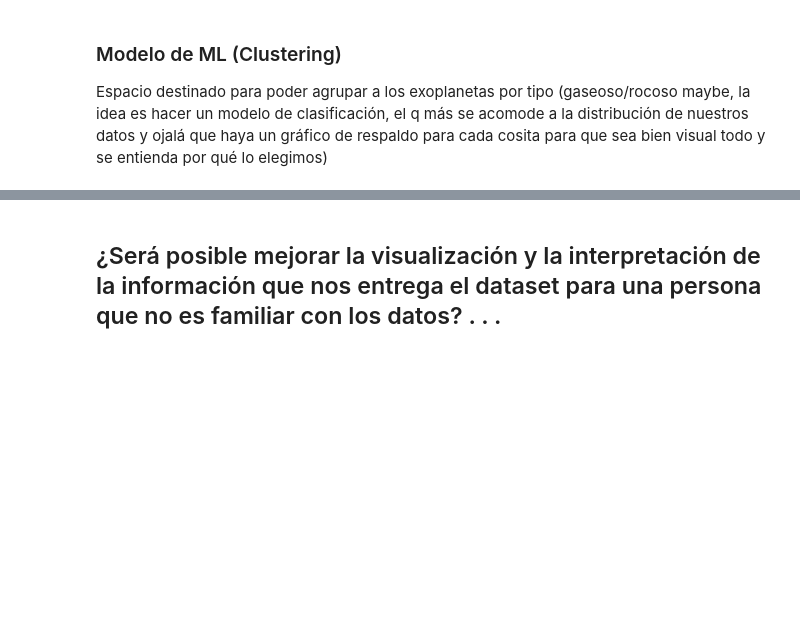
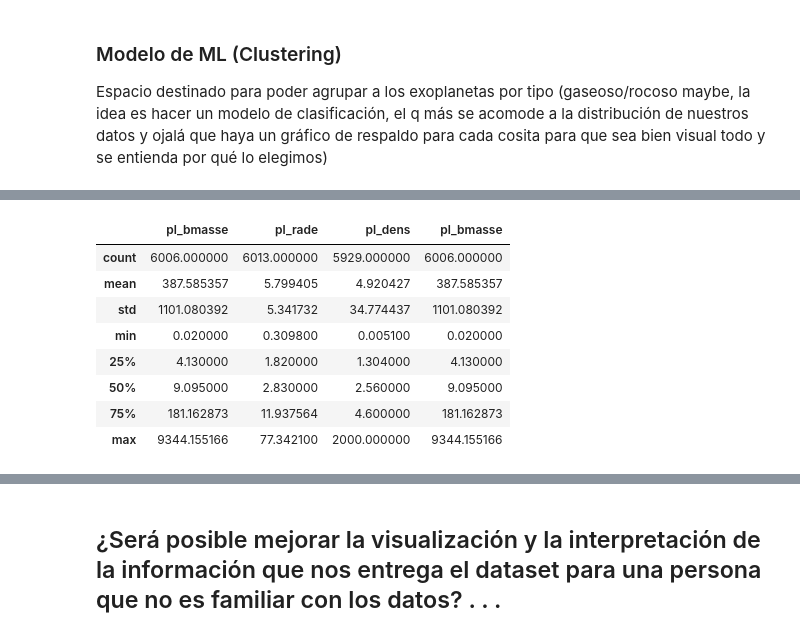
Before and after one commit to raylovesmusic/IMT2200-Proyecto-Grupal-A.R.D.E, a Jupyter notebook: notebooks/entrega_inicial.ipynb, the cells around one changed output, grey strips where cells are left out. Saved outputs shown, nothing was run; the diff lists cells and outputs as text; code cells hidden in the pictures; blank space fills up the shorter version.

```diff
--- a/notebooks/entrega_inicial.ipynb
+++ b/notebooks/entrega_inicial.ipynb
@@ -650,0 +692,12 @@ Espacio destinado para poder agrupar a los exoplanetas por tipo (gaseoso/rocoso
+# %%
+df.describe()[["pl_bmasse", "pl_rade", "pl_dens", "pl_bmasse"]]
+# %% [output]
+|  | pl_bmasse | pl_rade | pl_dens | pl_bmasse |
+| count | 6006.000000 | 6013.000000 | 5929.000000 | 6006.000000 |
+| mean | 387.585357 | 5.799405 | 4.920427 | 387.585357 |
+| std | 1101.080392 | 5.341732 | 34.774437 | 1101.080392 |
+| min | 0.020000 | 0.309800 | 0.005100 | 0.020000 |
+| 25% | 4.130000 | 1.820000 | 1.304000 | 4.130000 |
+| 50% | 9.095000 | 2.830000 | 2.560000 | 9.095000 |
+| 75% | 181.162873 | 11.937564 | 4.600000 | 181.162873 |
+| max | 9344.155166 | 77.342100 | 2000.000000 | 9344.155166 |
```
Also changed, not shown: parts of 6 cells of this notebook, 21 other files.
